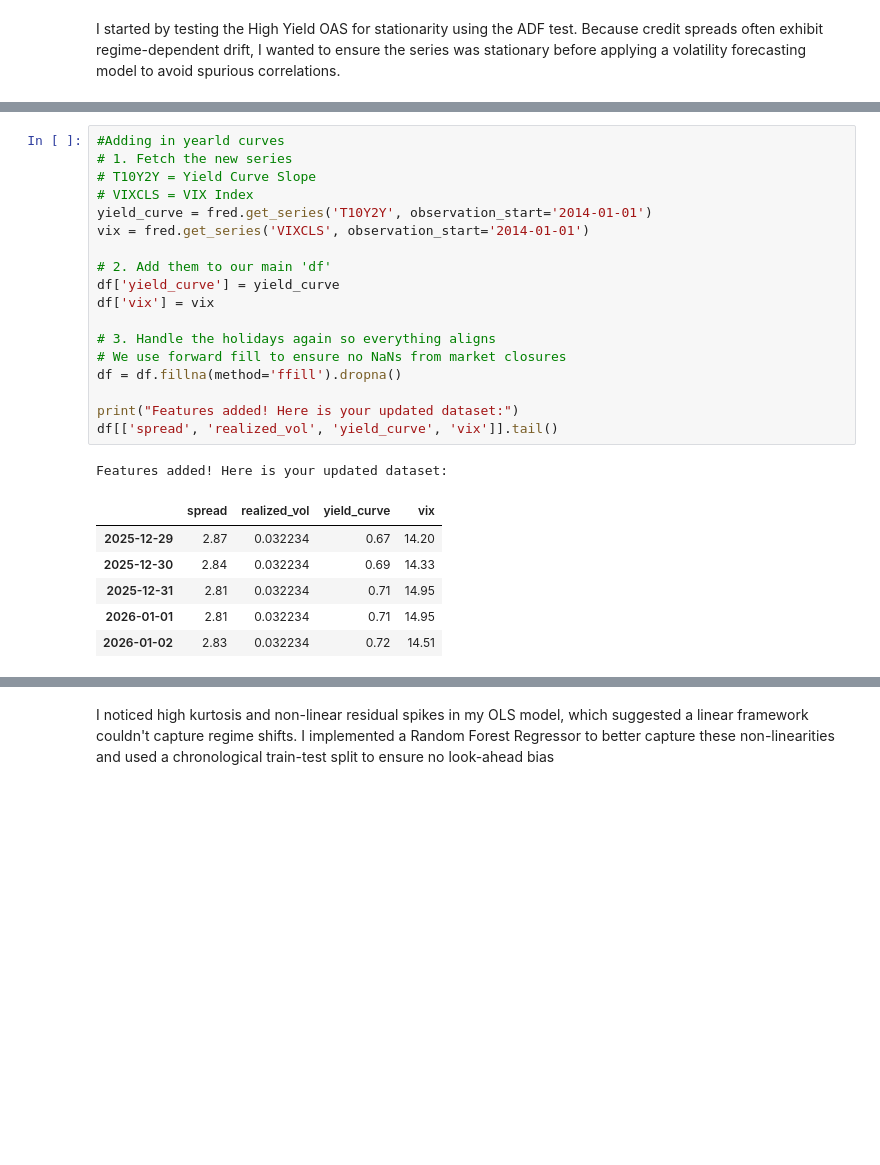
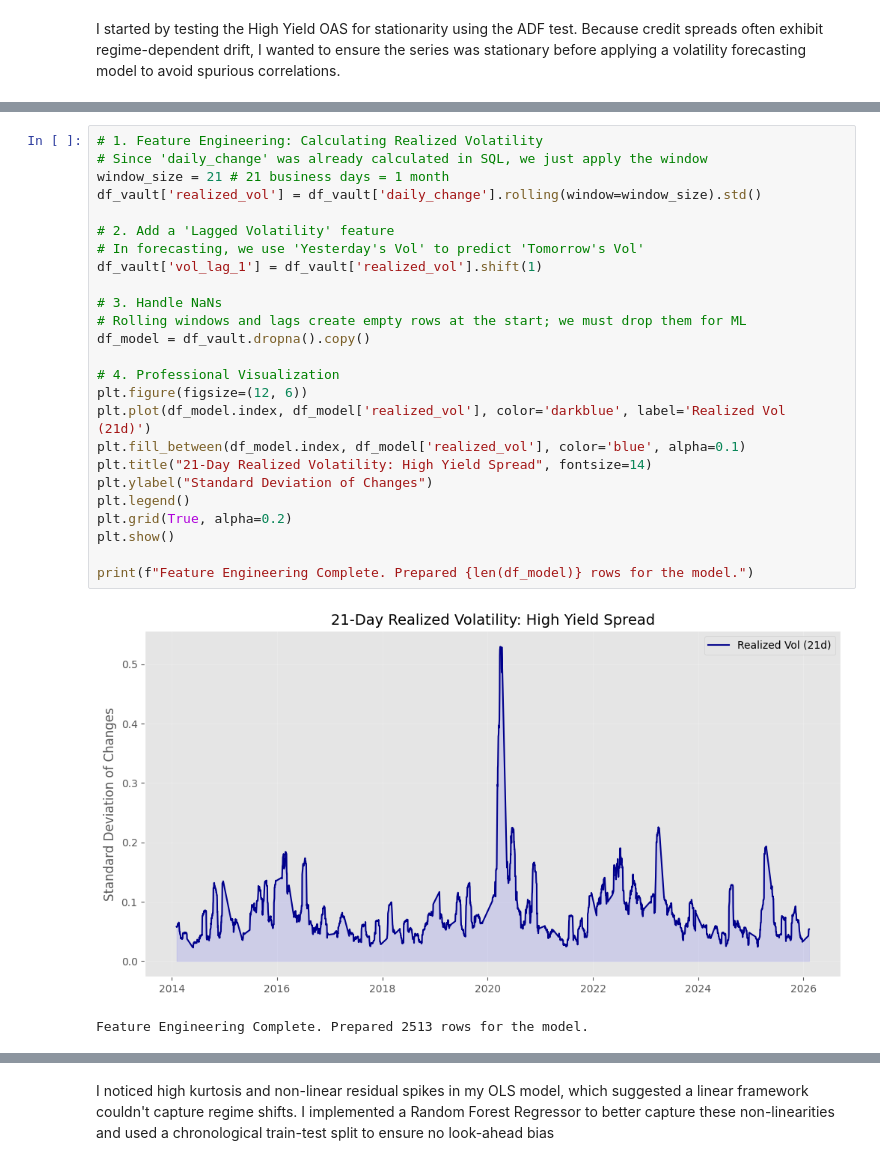
Before and after one commit to jfife-collab/credit-spread-volatility-model, a Jupyter notebook: 01_data_and_eda.ipynb, the cells around one changed output, grey strips where cells are left out. Saved outputs shown, nothing was run; the diff lists cells and outputs as text; blank space fills up the shorter version.

```diff
--- a/01_data_and_eda.ipynb
+++ b/01_data_and_eda.ipynb
@@ -96,27 +194,29 @@ plt.show()
 # %%
-#Adding in yearld curves
-# 1. Fetch the new series
-# T10Y2Y = Yield Curve Slope
-# VIXCLS = VIX Index
-yield_curve = fred.get_series('T10Y2Y', observation_start='2014-01-01')
-vix = fred.get_series('VIXCLS', observation_start='2014-01-01')
+# 1. Feature Engineering: Calculating Realized Volatility
+# Since 'daily_change' was already calculated in SQL, we just apply the window
+window_size = 21 # 21 business days = 1 month
+df_vault['realized_vol'] = df_vault['daily_change'].rolling(window=window_size).std()
 
-# 2. Add them to our main 'df'
-df['yield_curve'] = yield_curve
-df['vix'] = vix
+# 2. Add a 'Lagged Volatility' feature
+# In forecasting, we use 'Yesterday's Vol' to predict 'Tomorrow's Vol'
+df_vault['vol_lag_1'] = df_vault['realized_vol'].shift(1)
 
-# 3. Handle the holidays again so everything aligns
-# We use forward fill to ensure no NaNs from market closures
-df = df.fillna(method='ffill').dropna()
+# 3. Handle NaNs
+# Rolling windows and lags create empty rows at the start; we must drop them for ML
+df_model = df_vault.dropna().copy()
 
-print("Features added! Here is your updated dataset:")
-df[['spread', 'realized_vol', 'yield_curve', 'vix']].tail()
+# 4. Professional Visualization
+plt.figure(figsize=(12, 6))
+plt.plot(df_model.index, df_model['realized_vol'], color='darkblue', label='Realized Vol (21d)')
+plt.fill_between(df_model.index, df_model['realized_vol'], color='blue', alpha=0.1)
+plt.title("21-Day Realized Volatility: High Yield Spread", fontsize=14)
+plt.ylabel("Standard Deviation of Changes")
+plt.legend()
+plt.grid(True, alpha=0.2)
+plt.show()
+
+print(f"Feature Engineering Complete. Prepared {len(df_model)} rows for the model.")
 # %% [output]
+[figure, added]
-Features added! Here is your updated dataset:
+Feature Engineering Complete. Prepared 2513 rows for the model.
-|  | spread | realized_vol | yield_curve | vix |
-| 2025-12-29 | 2.87 | 0.032234 | 0.67 | 14.20 |
-| 2025-12-30 | 2.84 | 0.032234 | 0.69 | 14.33 |
-| 2025-12-31 | 2.81 | 0.032234 | 0.71 | 14.95 |
-| 2026-01-01 | 2.81 | 0.032234 | 0.71 | 14.95 |
-| 2026-01-02 | 2.83 | 0.032234 | 0.72 | 14.51 |
 # %%
```
Also changed, not shown: parts of 17 cells of this notebook, 2 other files.
